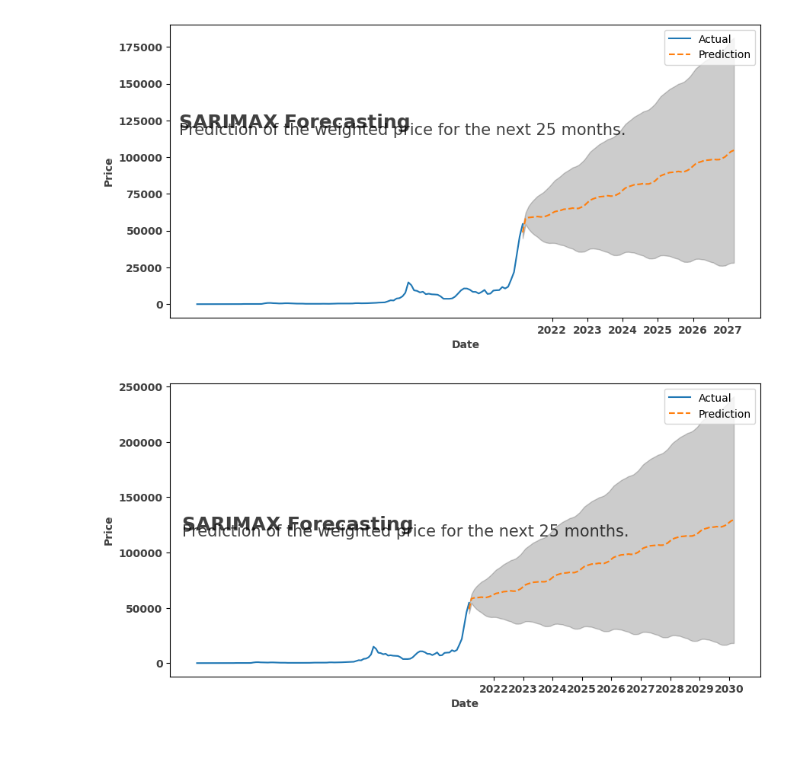
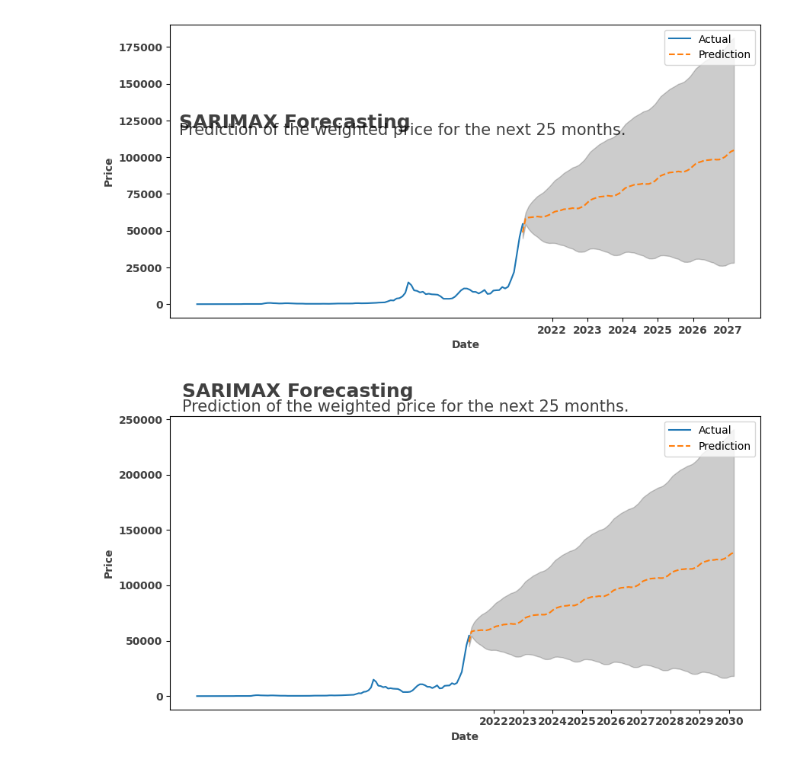
Before and after one commit to NureddinSoltan/BTC_Prediction_Uni, a Jupyter notebook: DS trial.ipynb, the cells around one changed output. Cells and saved outputs as stored; diff of their text form; code cells hidden in the pictures.

```diff
--- a/DS trial.ipynb
+++ b/DS trial.ipynb
@@ -687,25 +687,25 @@ pred_ci = pred.conf_int()
 # %%
 ax, fig = plt.subplots(figsize=(10, 5))
 plt.plot(df_month_prediction["Weighted_Price"], label="Actual")
 plt.plot(df_month_prediction["Future_forcast"], ls="--", label="Prediction")
 plt.fill_between(pred_ci.index,
                 pred_ci.iloc[:, 0],
                 pred_ci.iloc[:, 1], color='k', alpha=.2)
 plt.legend()
 
 # Set explicit ticks for the years 2022, 2023, 2024, and 2025
 plt.xticks([pd.to_datetime("2022-01-31"), pd.to_datetime("2023-01-31"), pd.to_datetime("2024-01-31"), pd.to_datetime("2025-01-31"), pd.to_datetime("2026-01-31"), pd.to_datetime("2027-01-31"), pd.to_datetime("2028-01-31"), pd.to_datetime("2029-01-31"), pd.to_datetime("2030-01-31")],
            ["2022", "2023", "2024", "2025", '2026', '2027','2028','2029','2030'], alpha=0.75, weight="bold")
 
 plt.yticks(alpha=0.75, weight="bold")
 plt.xlabel("Date", alpha=0.75, weight="bold")
 plt.ylabel("Price", alpha=0.75, weight="bold")
 
-plt.text(x=datetime.date(2011, 6, 30), y=120000, s="SARIMAX Forecasting",
+plt.text(x=datetime.date(2011, 6, 30), y=270000, s="SARIMAX Forecasting",
          fontsize=18, weight="bold", alpha=0.75)
-plt.text(x=datetime.date(2011, 6, 30), y=115000, s="Prediction of the weighted price for the next 25 months.",
+plt.text(x=datetime.date(2011, 6, 30), y=257000, s="Prediction of the weighted price for the next 25 months.",
          fontsize=15, alpha=0.75)
 plt.show()
 #----------------
 # %% [output]
-[figure, old version]
+[figure, new version]
```
Also changed, not shown: 1 other file.
